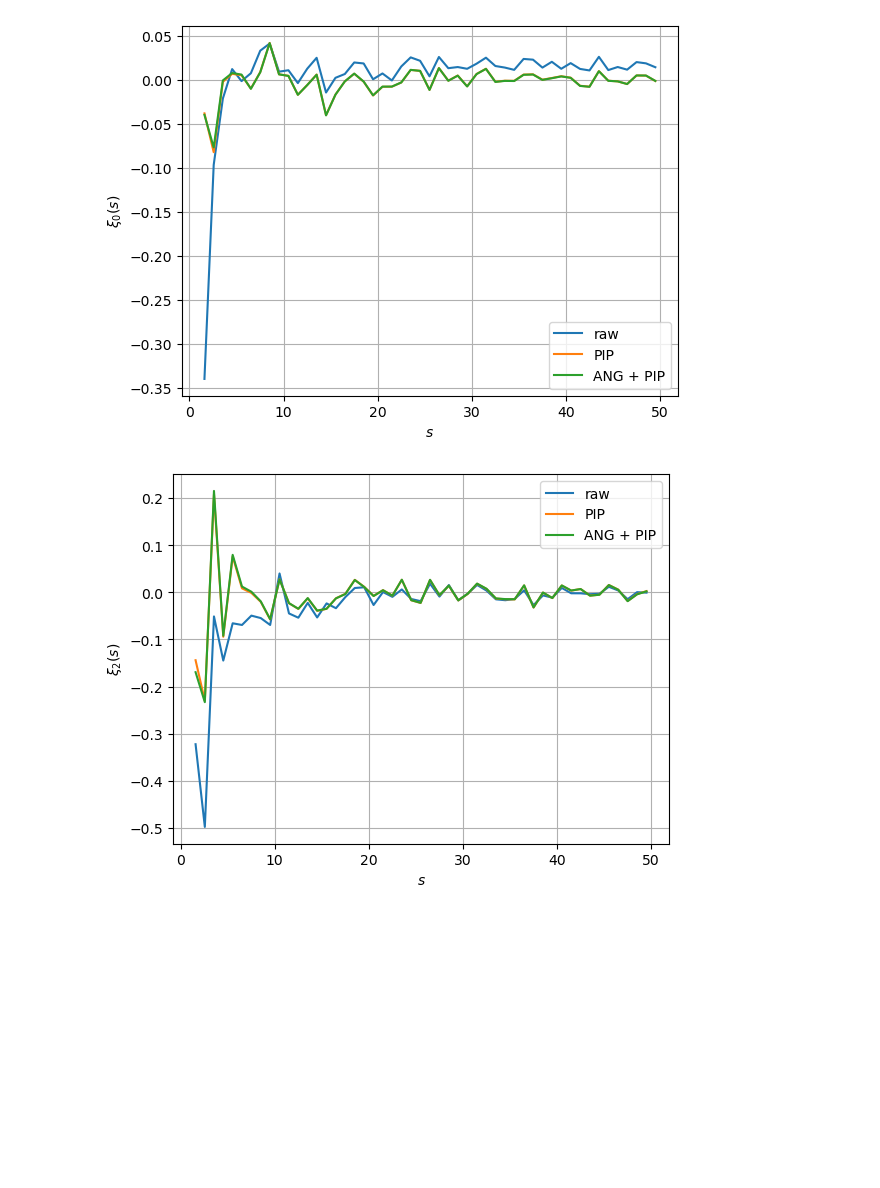
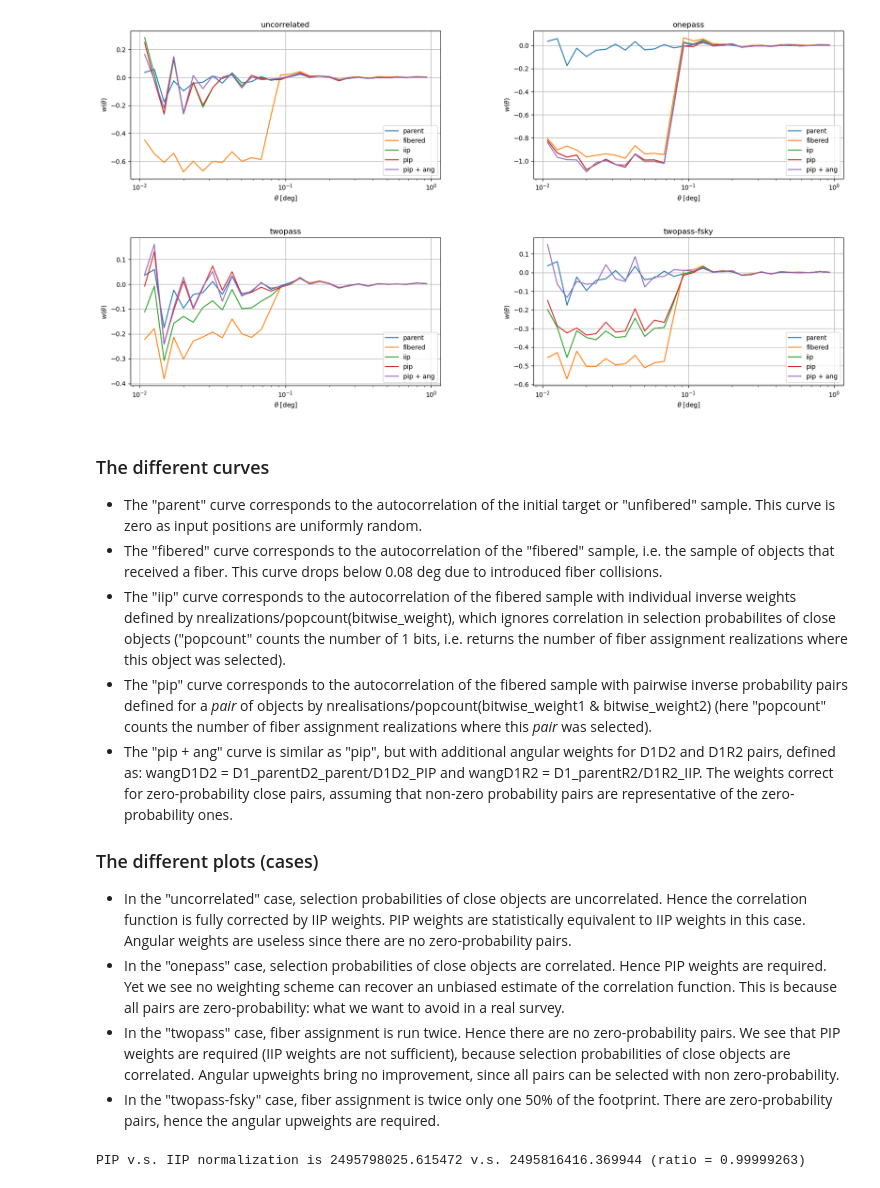
Before and after one commit to cosmodesi/pycorr, a Jupyter notebook: nb/pip_examples.ipynb, the cells around one changed output. Saved outputs shown, nothing was run; the diff lists cells and outputs as text; code cells hidden in the pictures; blank space fills up the shorter version.

Commit message:
norm -> wnorm; enhance pip_examples notebook

```diff
--- a/nb/pip_examples.ipynb
+++ b/nb/pip_examples.ipynb
@@ -25,4 +29,0 @@ def generate_catalogs(size=50000, boxsize=(500,)*3, offset=(1000.,)*3, n_individ
-# %%
-# First, generate fake data with cartesian positions and weights
-parent_positions, parent_weights = generate_catalogs()
-randoms_positions, randoms_weights = generate_catalogs(size=100000, seed=84)
@@ -188,19 +50,0 @@ pipang_result = TwoPointCorrelationFunction('smu', edges, data_positions1=positi
-# %%
-ells = (0, 2)
-s, xiell = project_to_multipoles(result, ells=ells)
-s, pip_xiell = project_to_multipoles(pip_result, ells=ells)
-s, pipang_xiell = project_to_multipoles(pipang_result, ells=ells)
-
-for ill,ell in enumerate(ells):
-    ax = plt.gca()
-    ax.plot(s, xiell[ill], label='raw', color='C0')
-    ax.plot(s, pip_xiell[ill], label='PIP', color='C1')
-    ax.plot(s, pipang_xiell[ill], label='ANG + PIP', color='C2')
-    ax.legend()
-    ax.grid(True)
-    ax.set_xlabel('$s$')
-    ax.set_ylabel(r'$\xi_{:d}(s)$'.format(ell))
-    plt.show()
-# %% [output]
-[figure, removed]
-[figure, removed]
@@ -206,0 +188,49 @@ for ill,ell in enumerate(ells):
+# %%
+# Look at the angular correlation function
+mode = 'theta'
+edges = np.logspace(-2, 0, 31)
+
+fig, lax = plt.subplots(ncols=2, nrows=2, sharex=False, sharey=False, figsize=(20, 10))
+fig.subplots_adjust(hspace=0.4, wspace=0.3)
+lax = lax.flatten()
+
+# Deactivate logging as it is a bit wordy
+setup_logging('warning')
+for ax, name in zip(lax, cases):
+
+    result_parent, result_fibered, result_iip, result_pip, result_pipang = run_case(cases[name], mode, edges)
+    ax.set_title(name)
+    ax.plot(result_parent.sep, result_parent.corr, label='parent')
+    ax.plot(result_fibered.sep, result_fibered.corr, label='fibered')
+    ax.plot(result_iip.sep, result_iip.corr, label='iip')
+    ax.plot(result_pip.sep, result_pip.corr, label='pip')
+    ax.plot(result_pipang.sep, result_pipang.corr, label='pip + ang')
+    ax.set_xscale('log')
+    ax.set_xlabel(r'$\theta$ [deg]')
+    ax.set_ylabel(r'$w(\theta)$')
+    ax.grid(True)
+    ax.legend()
+
+plt.show()
+# %% [output]
+[figure, added]
+# %% [markdown]
+### The different curves
+- The "parent" curve corresponds to the autocorrelation of the initial target or "unfibered" sample. This curve is zero as input positions are uniformly random.
+- The "fibered" curve corresponds to the autocorrelation of the "fibered" sample, i.e. the sample of objects that received a fiber. This curve drops below 0.08 deg due to introduced fiber collisions.
+- The "iip" curve corresponds to the autocorrelation of the fibered sample with individual inverse weights defined by nrealizations/popcount(bitwise_weight), which ignores correlation in selection probabilites of close objects ("popcount" counts the number of 1 bits, i.e. returns the number of fiber assignment realizations where this object was selected).
+- The "pip" curve corresponds to the autocorrelation of the fibered sample with pairwise inverse probability pairs defined for a *pair* of objects by nrealisations/popcount(bitwise_weight1 & bitwise_weight2) (here "popcount" counts the number of fiber assignment realizations where this *pair* was selected).
+- The "pip + ang" curve is similar as "pip", but with additional angular weights for D1D2 and D1R2 pairs, defined as: wangD1D2 = D1_parentD2_parent/D1D2_PIP and wangD1R2 = D1_parentR2/D1R2_IIP. The weights correct for zero-probability close pairs, assuming that non-zero probability pairs are representative of the zero-probability ones.
+
+### The different plots (cases)
+- In the "uncorrelated" case, selection probabilities of close objects are uncorrelated. Hence the correlation function is fully corrected by IIP weights. PIP weights are statistically equivalent to IIP weights in this case. Angular weights are useless since there are no zero-probability pairs.
+- In the "onepass" case, selection probabilities of close objects are correlated. Hence PIP weights are required. Yet we see no weighting scheme can recover an unbiased estimate of the correlation function. This is because all pairs are zero-probability: what we want to avoid in a real survey.
+- In the "twopass" case, fiber assignment is run twice. Hence there are no zero-probability pairs. We see that PIP weights are required (IIP weights are not sufficient), because selection probabilities of close objects are correlated. Angular upweights bring no improvement, since all pairs can be selected with non zero-probability.
+- In the "twopass-fsky" case, fiber assignment is twice only one 50% of the footprint. There are zero-probability pairs, hence the angular upweights are required.
+# %%
+# Also note that normalization factors for PIP and IIP are different, due to finite number of fiber assignment realizations:
+norm_iip = result_iip.D1D2.wnorm
+norm_pip = result_pip.D1D2.wnorm
+print('PIP v.s. IIP normalization is {} v.s. {} (ratio = {:.8f})'.format(norm_pip, norm_iip, norm_pip/norm_iip))
+# %% [output]
+PIP v.s. IIP normalization is 2495798025.615472 v.s. 2495816416.369944 (ratio = 0.99999263)
```
Also changed, not shown: parts of 16 cells of this notebook, 4 other files.
